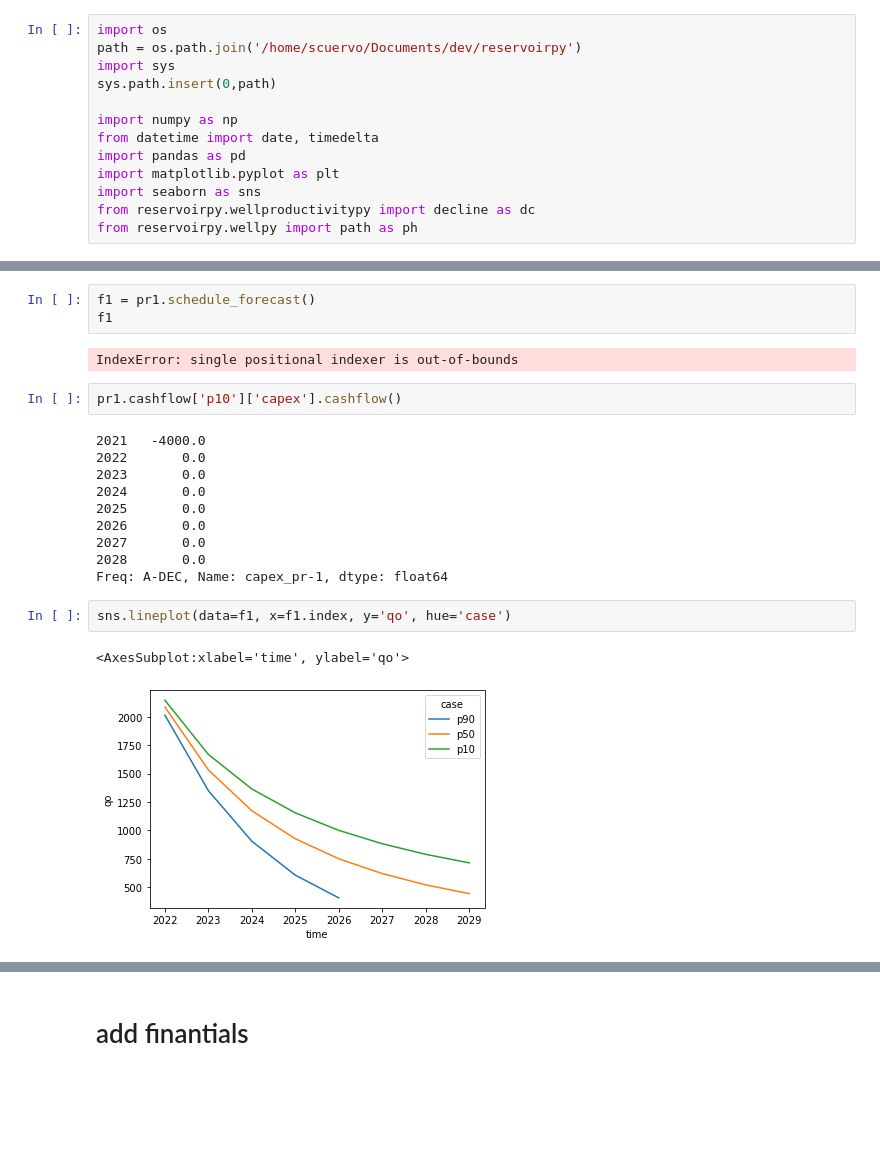
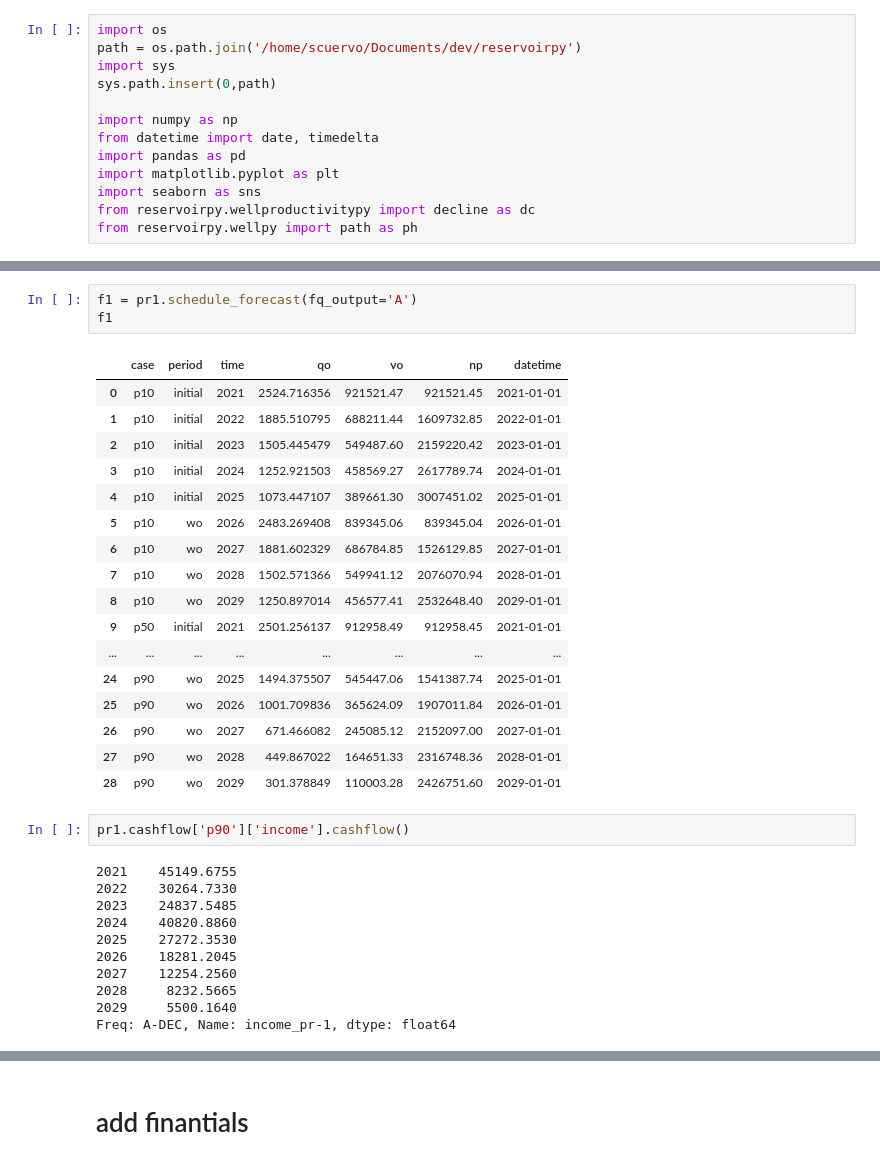
Before and after one commit to scuervo91/reservoirpy, a Jupyter notebook: examples/wellproductivity/7-schedule_forecast-Copy1.ipynb, the cells around one changed output, grey strips where cells are left out. Drawn from its saved outputs; the diff is of its cells as text; blank space fills up the shorter version.

```diff
--- a/examples/wellproductivity/7-schedule_forecast-Copy1.ipynb
+++ b/examples/wellproductivity/7-schedule_forecast-Copy1.ipynb
@@ -54,27 +106,39 @@ pr1.add_schedule(
     }
 )
 # %%
-f1 = pr1.schedule_forecast()
+f1 = pr1.schedule_forecast(fq_output='A')
 f1
 # %% [output]
-IndexError: single positional indexer is out-of-bounds
+|  | case | period | time | qo | vo | np | datetime |
+| 0 | p10 | initial | 2021 | 2524.716356 | 921521.47 | 921521.45 | 2021-01-01 |
+| 1 | p10 | initial | 2022 | 1885.510795 | 688211.44 | 1609732.85 | 2022-01-01 |
+| 2 | p10 | initial | 2023 | 1505.445479 | 549487.60 | 2159220.42 | 2023-01-01 |
+| 3 | p10 | initial | 2024 | 1252.921503 | 458569.27 | 2617789.74 | 2024-01-01 |
+| 4 | p10 | initial | 2025 | 1073.447107 | 389661.30 | 3007451.02 | 2025-01-01 |
+| 5 | p10 | wo | 2026 | 2483.269408 | 839345.06 | 839345.04 | 2026-01-01 |
+| 6 | p10 | wo | 2027 | 1881.602329 | 686784.85 | 1526129.85 | 2027-01-01 |
+| 7 | p10 | wo | 2028 | 1502.571366 | 549941.12 | 2076070.94 | 2028-01-01 |
+| 8 | p10 | wo | 2029 | 1250.897014 | 456577.41 | 2532648.40 | 2029-01-01 |
+| 9 | p50 | initial | 2021 | 2501.256137 | 912958.49 | 912958.45 | 2021-01-01 |
+| ... | ... | ... | ... | ... | ... | ... | ... |
+| 24 | p90 | wo | 2025 | 1494.375507 | 545447.06 | 1541387.74 | 2025-01-01 |
+| 25 | p90 | wo | 2026 | 1001.709836 | 365624.09 | 1907011.84 | 2026-01-01 |
+| 26 | p90 | wo | 2027 | 671.466082 | 245085.12 | 2152097.00 | 2027-01-01 |
+| 27 | p90 | wo | 2028 | 449.867022 | 164651.33 | 2316748.36 | 2028-01-01 |
+| 28 | p90 | wo | 2029 | 301.378849 | 110003.28 | 2426751.60 | 2029-01-01 |
 # %%
-pr1.cashflow['p10']['capex'].cashflow()
+pr1.cashflow['p90']['income'].cashflow()
 # %% [output]
-2021   -4000.0
-2022       0.0
-2023       0.0
-2024       0.0
-2025       0.0
-2026       0.0
-2027       0.0
-2028       0.0
-Freq: A-DEC, Name: capex_pr-1, dtype: float64
+2021    45149.6755
+2022    30264.7330
+2023    24837.5485
+2024    40820.8860
+2025    27272.3530
+2026    18281.2045
+2027    12254.2560
+2028     8232.5665
+2029     5500.1640
+Freq: A-DEC, Name: income_pr-1, dtype: float64
-# %%
-sns.lineplot(data=f1, x=f1.index, y='qo', hue='case')
-# %% [output]
-<AxesSubplot:xlabel='time', ylabel='qo'>
-[figure, removed]
 # %%
 pr1.cashflow
 # %% [output]
```
Also changed, not shown: parts of 7 cells of this notebook, 1 other file.
